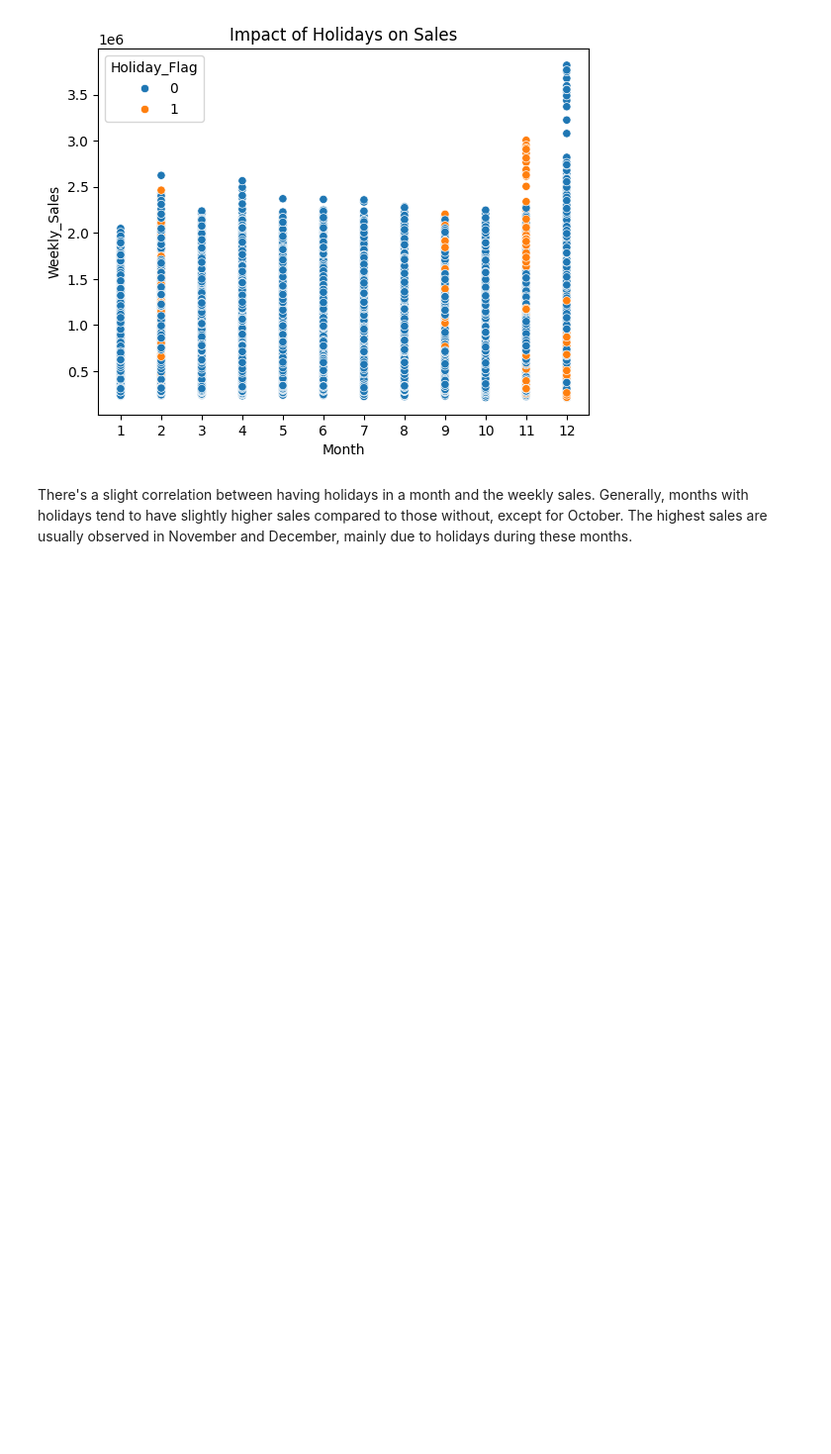
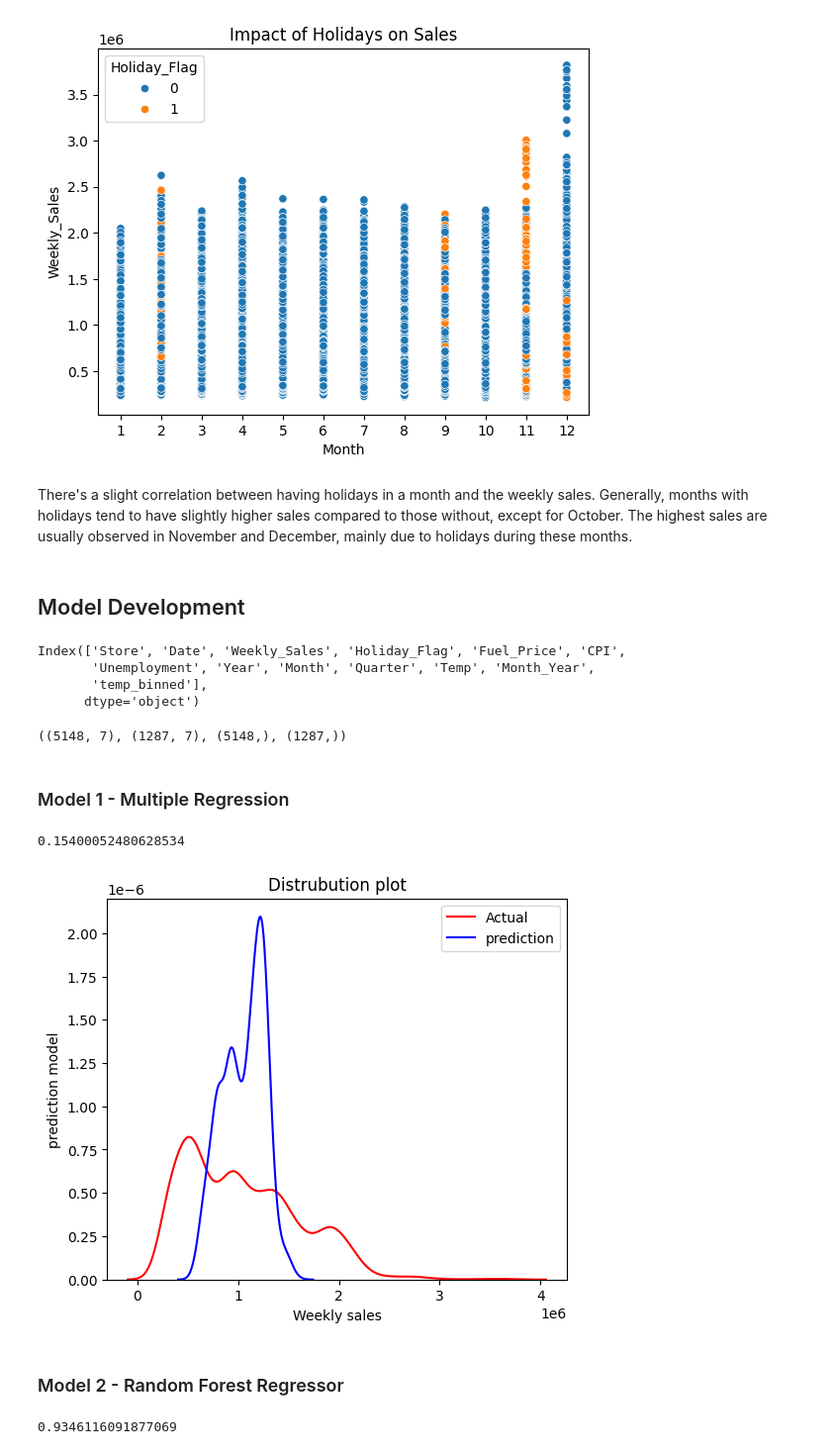
Before and after one commit to Prasun157/Data-Analysis-project, a Jupyter notebook: Project_walmart_sales.ipynb, the cells around one changed output. Shown at 99% size. Drawn from its saved outputs; the diff is of its cells as text; code cells hidden in the pictures; blank space fills up the shorter version.

```diff
--- a/Project_walmart_sales.ipynb
+++ b/Project_walmart_sales.ipynb
@@ -322,3 +329,57 @@ plt.show()
 [figure]
 # %% [markdown]
 There's a slight correlation between having holidays in a month and the weekly sales. Generally, months with holidays tend to have slightly higher sales compared to those without, except for October. The highest sales are usually observed in November and December, mainly due to holidays during these months.
+# %% [markdown]
+## Model Development
+# %%
+df.columns
+# %% [output]
+Index(['Store', 'Date', 'Weekly_Sales', 'Holiday_Flag', 'Fuel_Price', 'CPI',
+       'Unemployment', 'Year', 'Month', 'Quarter', 'Temp', 'Month_Year',
+       'temp_binned'],
+      dtype='object')
+# %%
+x=df[[ 'Store','Holiday_Flag', 'Fuel_Price', 'CPI',
+       'Unemployment', 'Quarter', 'Temp']]
+y=df['Weekly_Sales']
+# %%
+x_train, x_test, y_train, y_test = train_test_split(x, y, test_size=0.2, random_state=42)
+x_train.shape, x_test.shape, y_train.shape, y_test.shape
+# %% [output]
+((5148, 7), (1287, 7), (5148,), (1287,))
+# %% [markdown]
+### Model 1 - Multiple Regression
+# %%
+lm=LinearRegression()
+lm.fit(x_train , y_train)
+yhat = lm.predict(x_test)
+lm.score(x_test, y_test)
+# %% [output]
+0.15400052480628534
+# %%
+##creating Distrubution plot for the model1
+width = 6
+height = 5
+plt.figure(figsize=(width, height))
+
+ax1 = sns.kdeplot(y_train, color="r", label='Actual')
+ax2 = sns.kdeplot(yhat, color="b", label='prediction', ax=ax1)
+plt.legend()
+plt.title('Distrubution plot')
+plt.xlabel('Weekly sales')
+plt.ylabel('prediction model')
+plt.show()
+plt.close()
+# %% [output]
+[figure, added]
+# %% [markdown]
+### Model 2 - Random Forest Regressor
+# %%
+#object creation
+model = RandomForestRegressor()
+model.fit(x_train, y_train)
+
+yhat2= model.predict(x_test)
+model.score(x_test, y_test)
+# %% [output]
+0.9346116091877069
```
Also changed, not shown: parts of 25 cells of this notebook.
